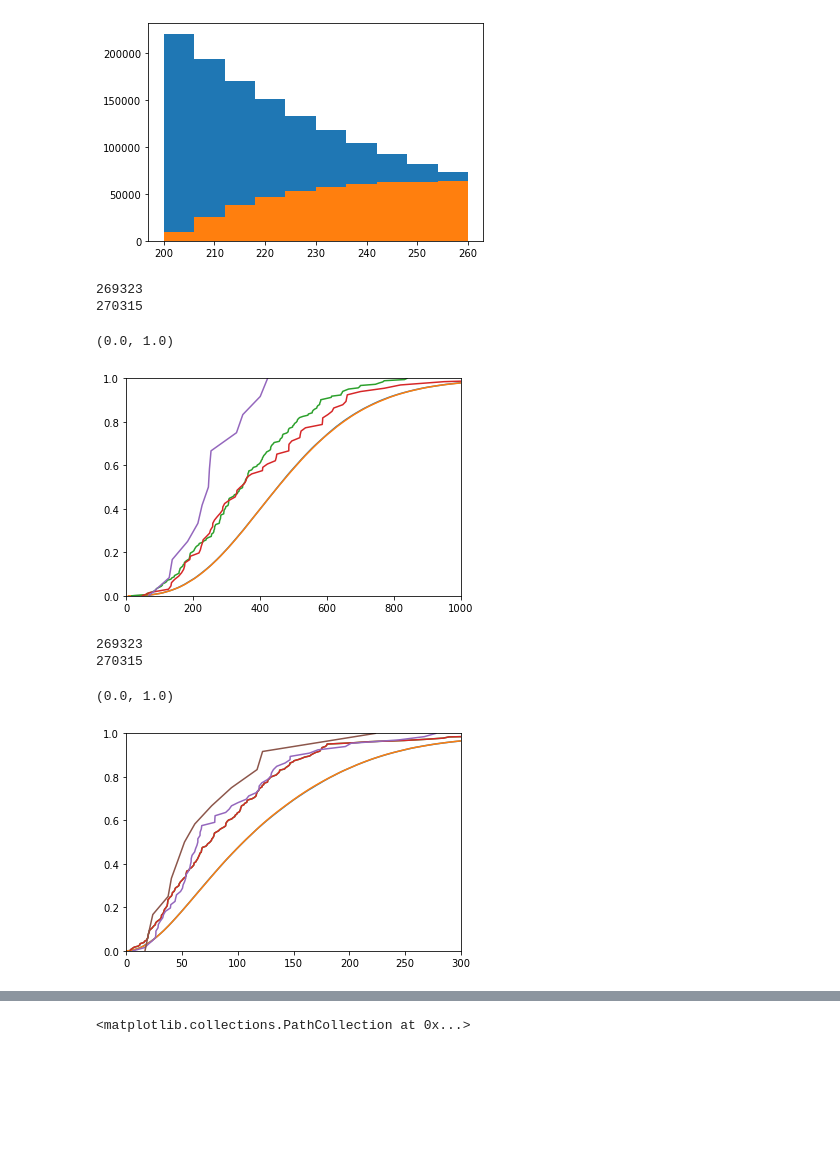
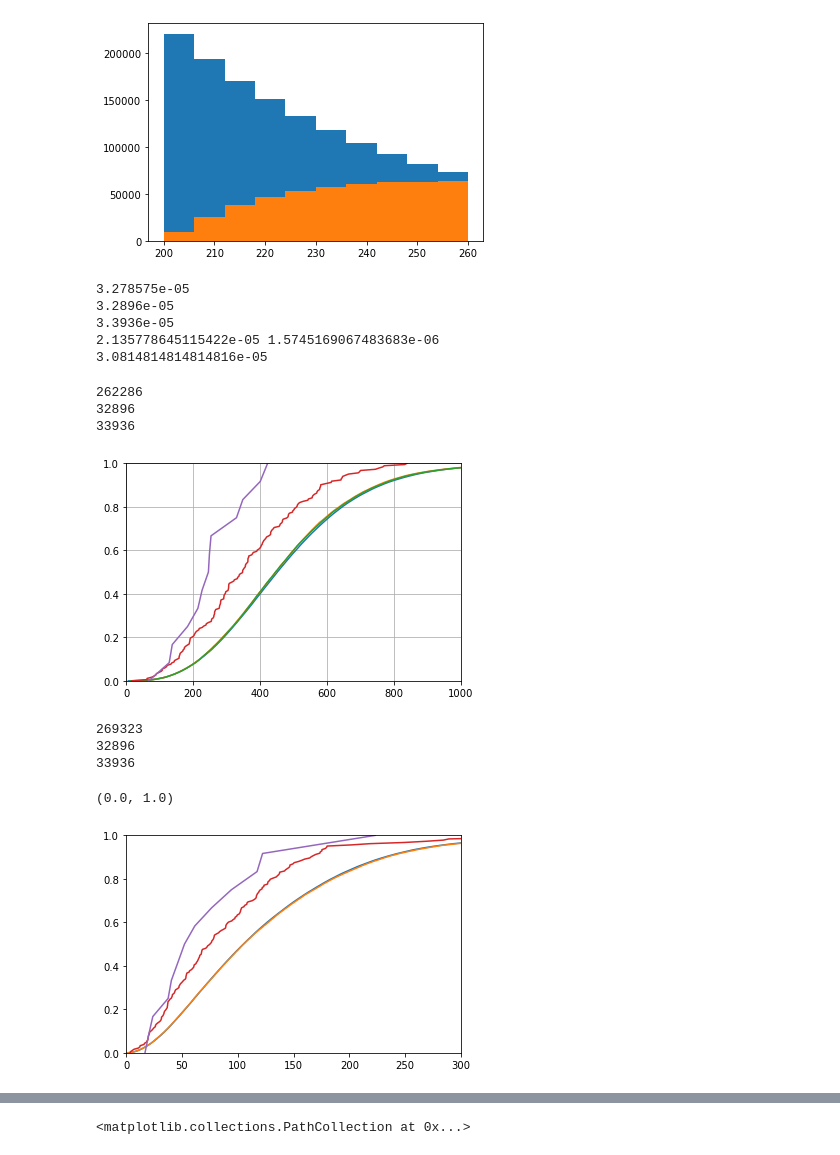
Before and after one commit to forero/LocalGroupKinematics, a Jupyter notebook: nb/explore.ipynb, the cells around one changed output, grey strips where cells are left out. Cells and saved outputs as stored; diff of their text form; code cells hidden in the pictures; blank space fills up the shorter version.

```diff
--- a/nb/explore.ipynb
+++ b/nb/explore.ipynb
@@ -105,28 +98,50 @@ vel_data_1 = np.loadtxt('../data/lg_pairs_AbacusSummit_base_c000_ph001_z0.100.da
+# %%
+vel_data_300 = np.loadtxt('../data/lg_pairs_TNG300-1.dat')
+vel_data_100 = np.loadtxt('../data/lg_pairs_TNG100-1.dat')
+vel_data_0 = np.loadtxt('../data/lg_pairs_AbacusSummit_base_c017_ph000_z0.100.dat')
+vel_data_1 = np.loadtxt('../data/lg_pairs_AbacusSummit_high_c000_ph100_z0.100.dat')
+vel_data_2 = np.loadtxt('../data/lg_pairs_AbacusSummit_highbase_c000_ph100_z0.100.dat')
+#vel_data_3 = np.loadtxt('../data/lg_pairs_AbacusSummit_base_c000_ph003_z0.100.dat')
+# %%
+print(len(vel_data_0)/(2000)**3)
+print(len(vel_data_1)/(1000)**3)
+print(len(vel_data_2)/(1000)**3)
+print(len(vel_data_300)/(205.0)**3, np.sqrt(len(vel_data_300))/(205.0)**3)
+print(len(vel_data_100)/(75.0)**3)
+# %% [output]
+3.278575e-05
+3.2896e-05
+3.3936e-05
+2.135778645115422e-05 1.5745169067483683e-06
+3.0814814814814816e-05
 # %%
 n_0 = len(vel_data_0)
 print(n_0)
 plt.plot(np.sort(vel_data_0[:,0]), np.linspace(0,1,n_0))
 
 n_1 = len(vel_data_1)
 print(n_1)
 plt.plot(np.sort(vel_data_1[:,0]), np.linspace(0,1,n_1))
 
+
+n_1 = len(vel_data_2)
+print(n_1)
+plt.plot(np.sort(vel_data_2[:,0]), np.linspace(0,1,n_1))
+
 n_t = len(vel_data_300)
 plt.plot(np.sort(vel_data_300[:,0]), np.linspace(0,1,n_t))
-
-n_t = len(vel_data_300_3)
-plt.plot(np.sort(vel_data_300_3[:,0]), np.linspace(0,1,n_t))
 
 n_t = len(vel_data_100)
 plt.plot(np.sort(vel_data_100[:,0]), np.linspace(0,1,n_t))
 
 plt.xlim(0,1000)
 plt.ylim(0,1)
+plt.grid()
 # %% [output]
-269323
-270315
+262286
+32896
+33936
-(0.0, 1.0)
-[figure, old version]
+[figure, new version]
 # %%
 n_0 = len(vel_data_0)
 print(n_0)
@@ -136,14 +151,12 @@ n_1 = len(vel_data_1)
 print(n_1)
 plt.plot(np.sort(vel_data_1[:,1]), np.linspace(0,1,n_1))
 
-n_t = len(vel_data_300)
-plt.plot(np.sort(vel_data_300[:,1]), np.linspace(0,1,n_t))
+n_2 = len(vel_data_2)
+print(n_2)
+plt.plot(np.sort(vel_data_2[:,2]), np.linspace(0,1,n_2))
 
 n_t = len(vel_data_300)
 plt.plot(np.sort(vel_data_300[:,1]), np.linspace(0,1,n_t))
-
-n_t = len(vel_data_300_3)
-plt.plot(np.sort(vel_data_300_3[:,1]), np.linspace(0,1,n_t))
 
 n_t = len(vel_data_100)
 plt.plot(np.sort(vel_data_100[:,1]), np.linspace(0,1,n_t))
@@ -152,9 +165,10 @@ plt.xlim(0,300)
 plt.ylim(0,1)
 # %% [output]
 269323
-270315
+32896
+33936
 (0.0, 1.0)
-[figure, old version]
+[figure, new version]
 # %%
 n_0 = len(vel_data_0)
 print(n_0)
```
Also changed, not shown: parts of 13 cells of this notebook.
